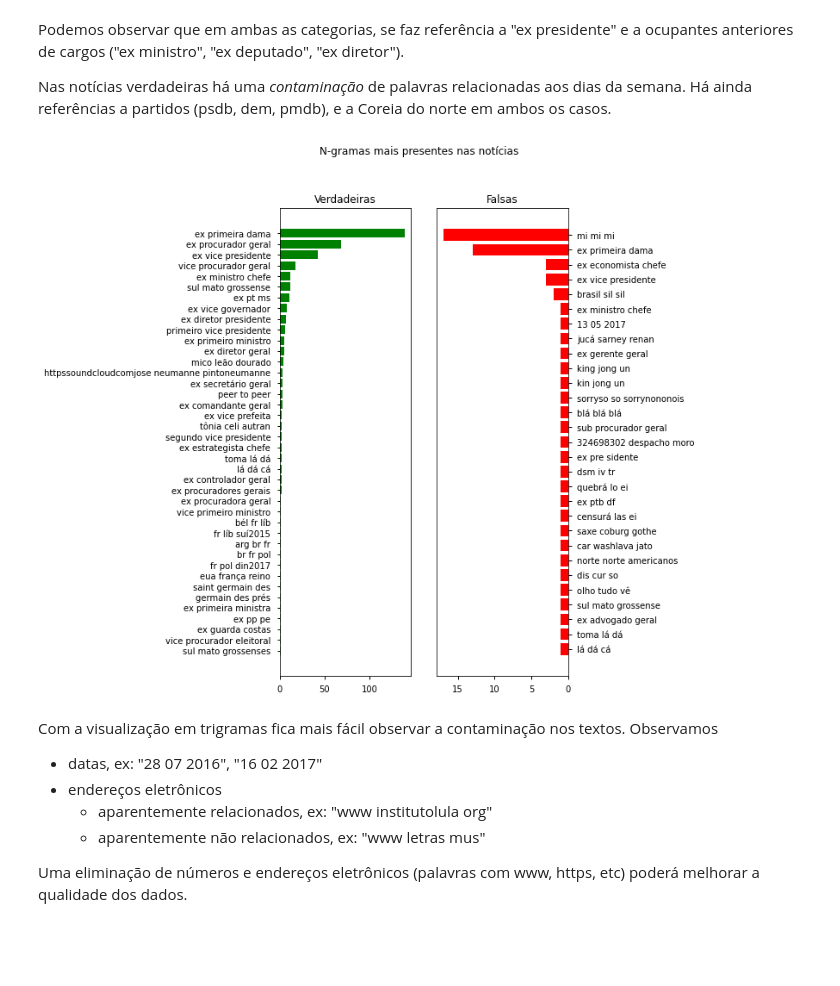
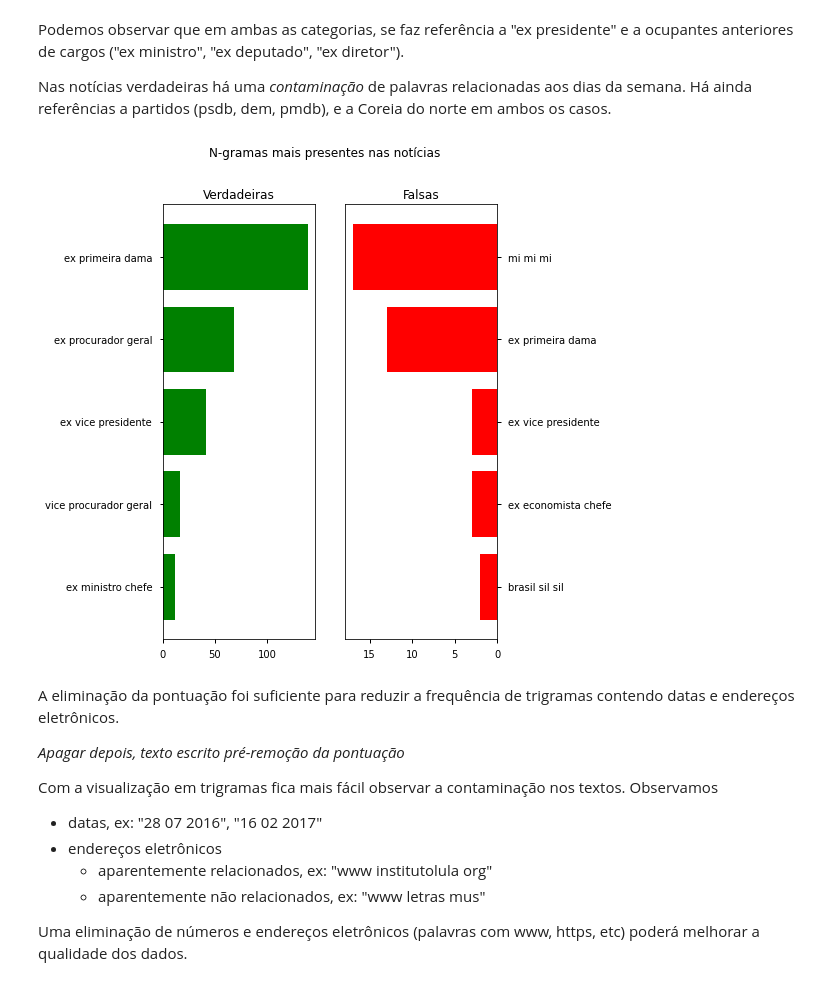
Before and after one commit to atlantico-academy/apura, a Jupyter notebook: notebooks/01 - Exploratory Data Analysis.ipynb, the cells around one changed output. Saved outputs shown, nothing was run; the diff lists cells and outputs as text; code cells hidden in the pictures; blank space fills up the shorter version.

Commit message:
Adiciona gráfico da quantidade de palavras e Atualiza gráficos de trigramas

```diff
--- a/notebooks/01 - Exploratory Data Analysis.ipynb
+++ b/notebooks/01 - Exploratory Data Analysis.ipynb
@@ -247,0 +250,8 @@ plt.show()
+# %%
+news_df['text_size'] = (
+    news_df['text']
+    .str
+    .split()
+    .str
+    .len()
+)
@@ -284,13 +317,17 @@ Podemos observar que em ambas as categorias, se faz referência a "ex presidente
 
 Nas notícias verdadeiras há uma *contaminação* de palavras relacionadas aos dias da semana. Há ainda referências a partidos (psdb, dem, pmdb), e a Coreia do norte em ambos os casos.
 # %%
-true_n_gram = process.get_top_ngram(corpus = true_corpus, n=3, top=40, stop_words=stop)
-fake_n_gram = process.get_top_ngram(corpus = fake_corpus, n=3, top=40, stop_words=stop)
+true_n_gram = process.get_top_ngram(corpus = true_corpus, n=3, top=5, stop_words=stop)
+fake_n_gram = process.get_top_ngram(corpus = fake_corpus, n=3, top=5, stop_words=stop)
 
 visualize.show_ngrams(true_n_gram, fake_n_gram)
 # %% [output]
-[figure, old version]
+[figure, new version]
 # %% [markdown]
+A eliminação da pontuação foi suficiente para reduzir a frequência de trigramas contendo datas e endereços eletrônicos.
+
+*Apagar depois, texto escrito pré-remoção da pontuação*
+
 Com a visualização em trigramas fica mais fácil observar a contaminação nos textos. Observamos
 
 - datas, ex: "28 07 2016", "16 02 2017"
```
Also changed, not shown: parts of 12 cells of this notebook.
